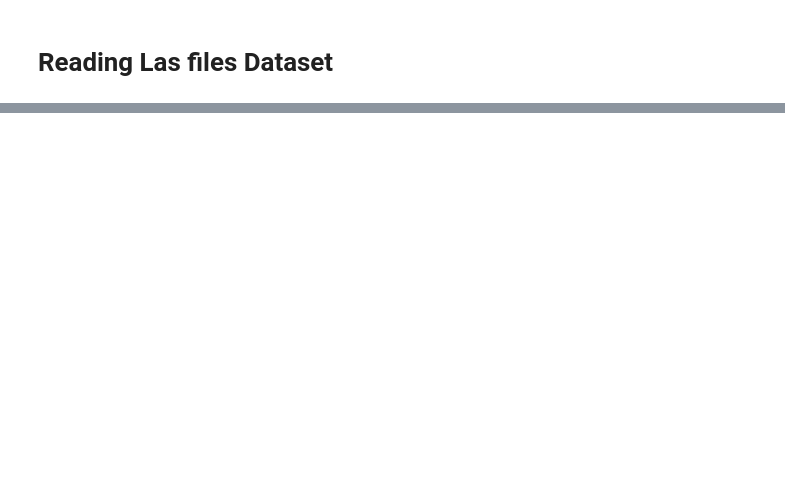
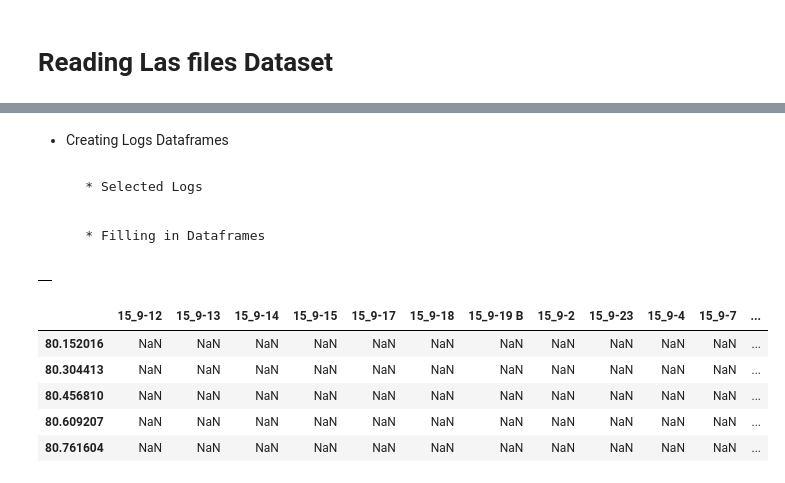
Before and after one commit to rmozart/North-Sea-Electrofacies-Clustering, a Jupyter notebook: Scripts/main.ipynb, the cells around one changed output, grey strips where cells are left out. Saved outputs shown, nothing was run; the diff lists cells and outputs as text; code cells hidden in the pictures; blank space fills up the shorter version.

```diff
--- a/Scripts/main.ipynb
+++ b/Scripts/main.ipynb
@@ -79,0 +83,4 @@ path = '..//data/'
+# %%
+path = '..//data/GEOLINK_Lithology and wells NORTH SEA/'
+
+npd_wells = welllog.read_las_directory(path)
@@ -79,0 +128,29 @@ path = '..//data/'
+# %%
+npd_wells_df = {}
+
+for id in tqdm_notebook(list(npd_wells.keys()), desc='Converting to dataframe'):
+
+    npd_wells_df[id] = npd_wells[id].df()
+# %% [markdown]
+* Creating Logs Dataframes
+# %% [markdown]
+        * Selected Logs
+# %%
+logs_list = ['DENS', 'DTC', 'GR', 'NEUT', 'RDEP', 'CALI']
+# %% [markdown]
+        * Filling in Dataframes
+# %%
+logs_dict = welllog.log_frame(npd_wells_df, logs_list, mode='df')
+# %%
+logs_dict['DENS'].head() # no las file with this curve
+# %% [output]
+|  |
+# %%
+logs_dict['DTC'].head()
+# %% [output]
+|  | 15_9-12 | 15_9-13 | 15_9-14 | 15_9-15 | 15_9-17 | 15_9-18 | 15_9-19 B | 15_9-2 | 15_9-23 | 15_9-4 | 15_9-7 | ... |
+| 80.152016 | NaN | NaN | NaN | NaN | NaN | NaN | NaN | NaN | NaN | NaN | NaN | ... |
+| 80.304413 | NaN | NaN | NaN | NaN | NaN | NaN | NaN | NaN | NaN | NaN | NaN | ... |
+| 80.456810 | NaN | NaN | NaN | NaN | NaN | NaN | NaN | NaN | NaN | NaN | NaN | ... |
+| 80.609207 | NaN | NaN | NaN | NaN | NaN | NaN | NaN | NaN | NaN | NaN | NaN | ... |
+| 80.761604 | NaN | NaN | NaN | NaN | NaN | NaN | NaN | NaN | NaN | NaN | NaN | ... |
```
Also changed, not shown: parts of 15 cells of this notebook.
